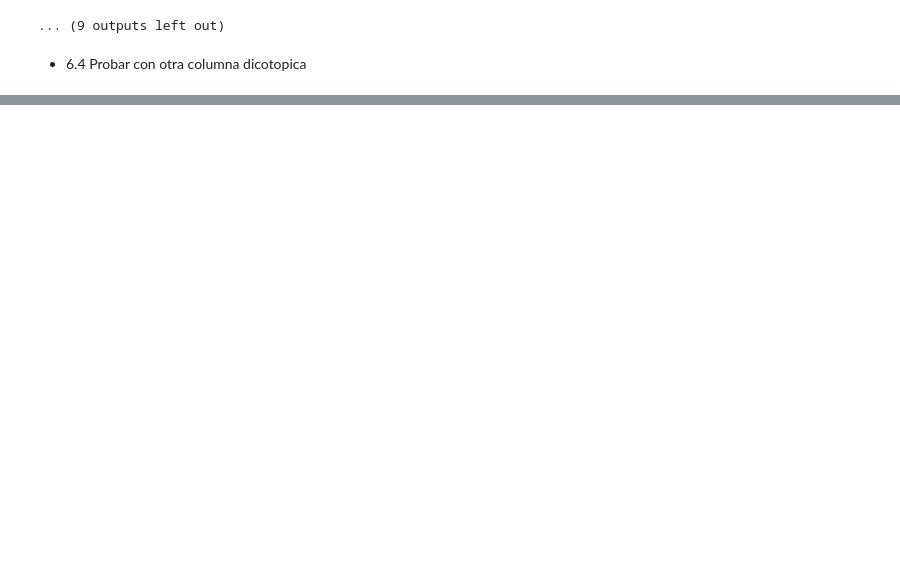
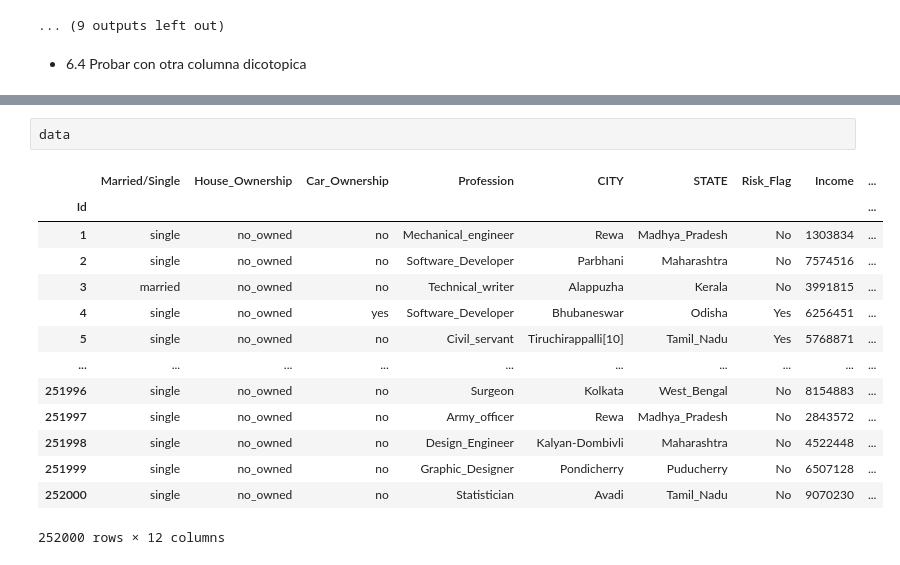
Before and after one commit to JIsraP/Actividad7_RegresionLogistica, a Jupyter notebook: Act7_RegresionLogistica.ipynb, the cells around one changed output, grey strips where cells are left out. Drawn from its saved outputs; the diff is of its cells as text; blank space fills up the shorter version.

Commit message:
Income

```diff
--- a/Act7_RegresionLogistica.ipynb
+++ b/Act7_RegresionLogistica.ipynb
@@ -910 +910,18 @@ array([[    0,  7802],
 ... (9 outputs left out)
+# %%
+data
+# %% [output]
+|  | Married/Single | House_Ownership | Car_Ownership | Profession | CITY | STATE | Risk_Flag | Income | ... |
+| Id |  |  |  |  |  |  |  |  | ... |
+| 1 | single | no_owned | no | Mechanical_engineer | Rewa | Madhya_Pradesh | No | 1303834 | ... |
+| 2 | single | no_owned | no | Software_Developer | Parbhani | Maharashtra | No | 7574516 | ... |
+| 3 | married | no_owned | no | Technical_writer | Alappuzha | Kerala | No | 3991815 | ... |
+| 4 | single | no_owned | yes | Software_Developer | Bhubaneswar | Odisha | Yes | 6256451 | ... |
+| 5 | single | no_owned | no | Civil_servant | Tiruchirappalli[10] | Tamil_Nadu | Yes | 5768871 | ... |
+| ... | ... | ... | ... | ... | ... | ... | ... | ... | ... |
+| 251996 | single | no_owned | no | Surgeon | Kolkata | West_Bengal | No | 8154883 | ... |
+| 251997 | single | no_owned | no | Army_officer | Rewa | Madhya_Pradesh | No | 2843572 | ... |
+| 251998 | single | no_owned | no | Design_Engineer | Kalyan-Dombivli | Maharashtra | No | 4522448 | ... |
+| 251999 | single | no_owned | no | Graphic_Designer | Pondicherry | Puducherry | No | 6507128 | ... |
+| 252000 | single | no_owned | no | Statistician | Avadi | Tamil_Nadu | No | 9070230 | ... |
+252000 rows × 12 columns
```
Also changed, not shown: parts of 7 cells of this notebook.
